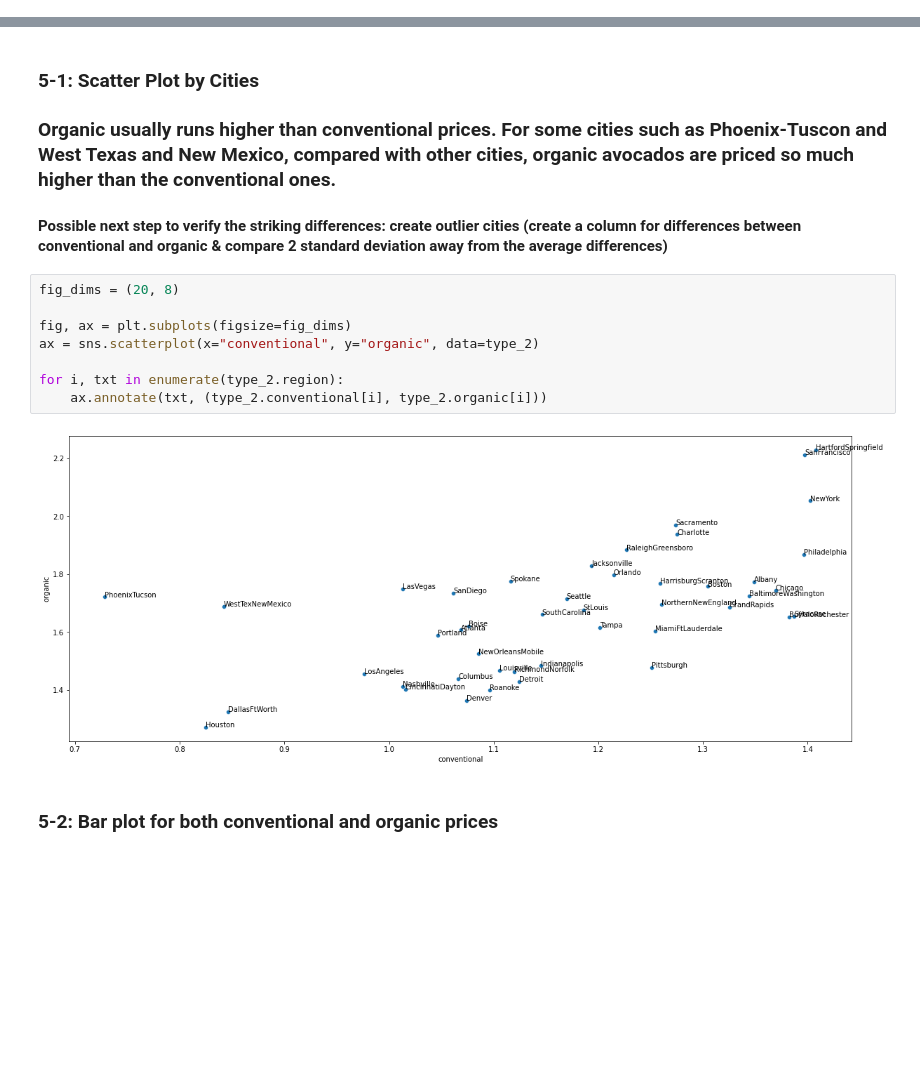
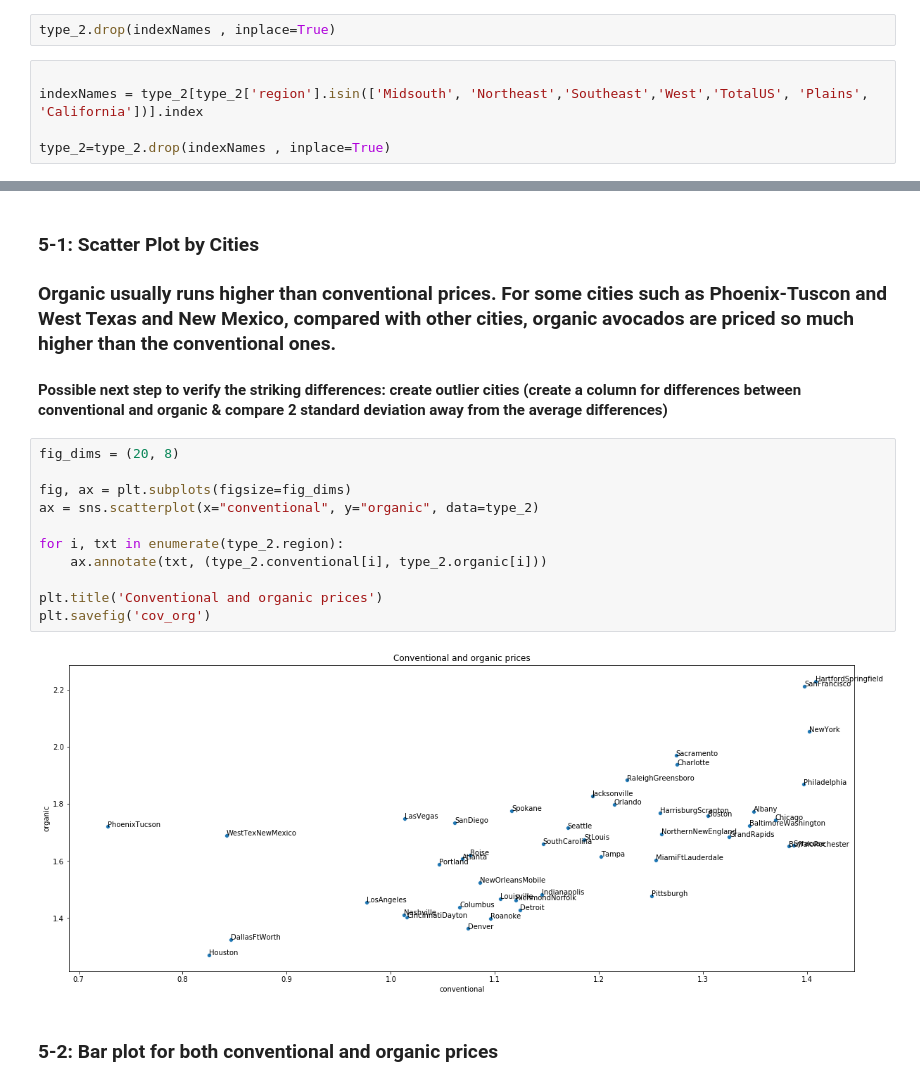
Before and after one commit to kisakiwata/avocado_prices, a Jupyter notebook: avocado_price_2.ipynb, the cells around one changed output, grey strips where cells are left out. Drawn from its saved outputs; the diff is of its cells as text; blank space fills up the shorter version.

```diff
--- a/avocado_price_2.ipynb
+++ b/avocado_price_2.ipynb
@@ -295,0 +293,7 @@ type_2 = type_.pivot(index='region', columns='type', values='AveragePrice')\
+# %%
+type_2.drop(indexNames , inplace=True)
+# %%
+
+indexNames = type_2[type_2['region'].isin(['Midsouth', 'Northeast','Southeast','West','TotalUS', 'Plains', 'California'])].index
+
+type_2=type_2.drop(indexNames , inplace=True)
@@ -303,13 +327,16 @@ type_2 = type_.pivot(index='region', columns='type', values='AveragePrice')\
 # %%
 fig_dims = (20, 8)
 
 fig, ax = plt.subplots(figsize=fig_dims)
 ax = sns.scatterplot(x="conventional", y="organic", data=type_2)
 
 for i, txt in enumerate(type_2.region):
     ax.annotate(txt, (type_2.conventional[i], type_2.organic[i]))
+
+plt.title('Conventional and organic prices')
+plt.savefig('cov_org')
 # %% [output]
-[figure, old version]
+[figure, new version]
 # %% [markdown]
 ### 5-2: Bar plot for both conventional and organic prices
 # %% [markdown]
```
Also changed, not shown: parts of 27 cells of this notebook.
